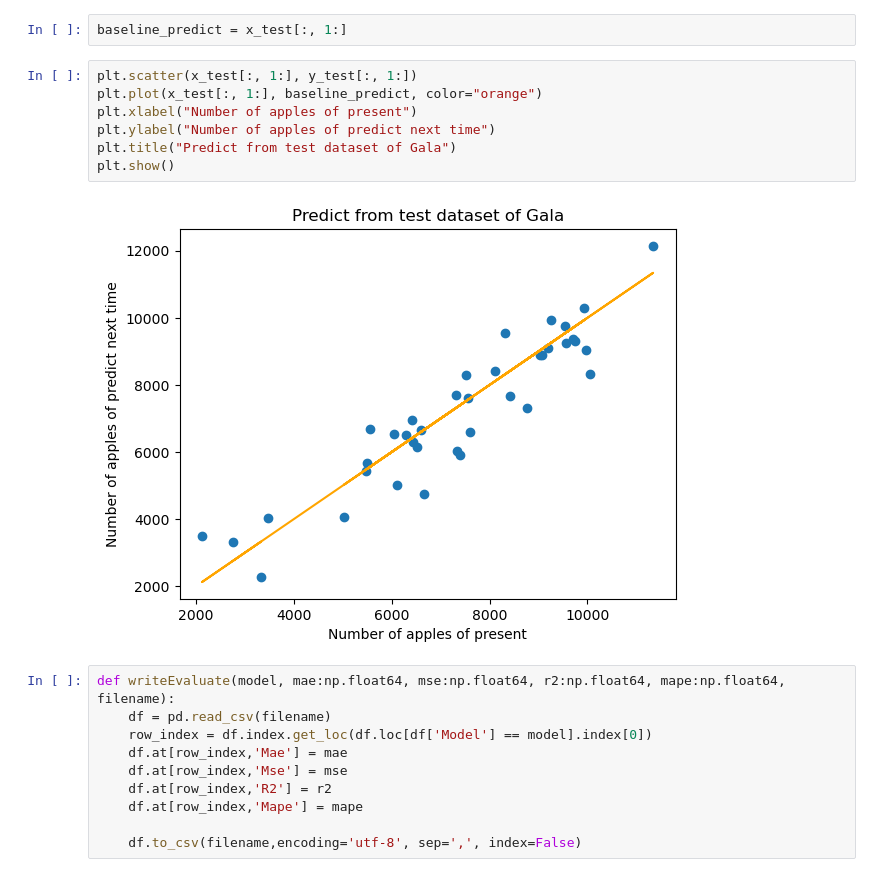
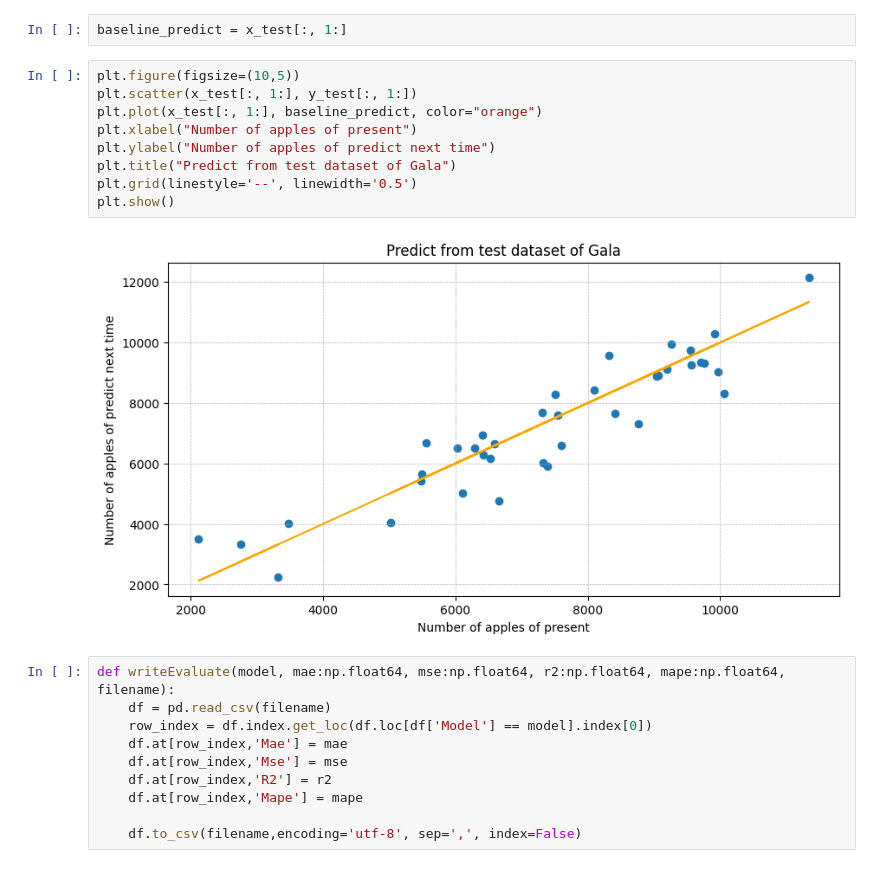
Before and after one commit to OatKID/RegressionMiniProject, a Jupyter notebook: algorithm/Gala/1_predict_1/baseline.ipynb, the cells around one changed output. Saved outputs shown, nothing was run; the diff lists cells and outputs as text.

```diff
--- a/algorithm/Gala/1_predict_1/baseline.ipynb
+++ b/algorithm/Gala/1_predict_1/baseline.ipynb
@@ -100,14 +110,16 @@ Baseline Predict
 # %%
 baseline_predict = x_test[:, 1:]
 # %%
+plt.figure(figsize=(10,5))
 plt.scatter(x_test[:, 1:], y_test[:, 1:])
 plt.plot(x_test[:, 1:], baseline_predict, color="orange")
 plt.xlabel("Number of apples of present")
 plt.ylabel("Number of apples of predict next time")
 plt.title("Predict from test dataset of Gala")
+plt.grid(linestyle='--', linewidth='0.5')
 plt.show()
 # %% [output]
-[figure, old version]
+[figure, new version]
 # %%
 def writeEvaluate(model, mae:np.float64, mse:np.float64, r2:np.float64, mape:np.float64, filename):
     df = pd.read_csv(filename)
```
Also changed, not shown: parts of 5 cells of this notebook, 7 other files.
